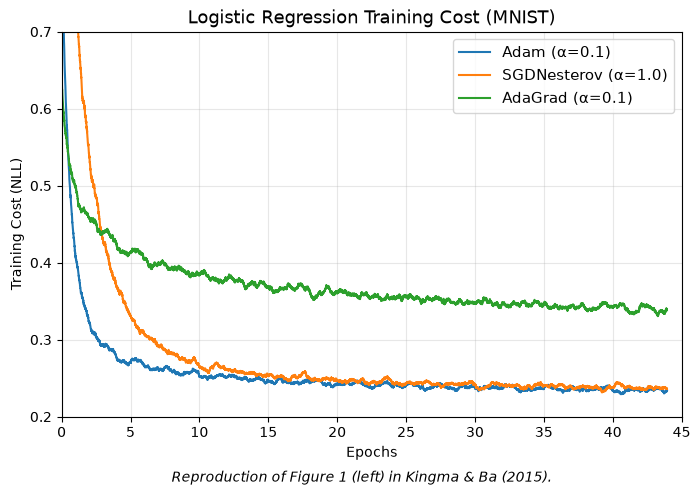
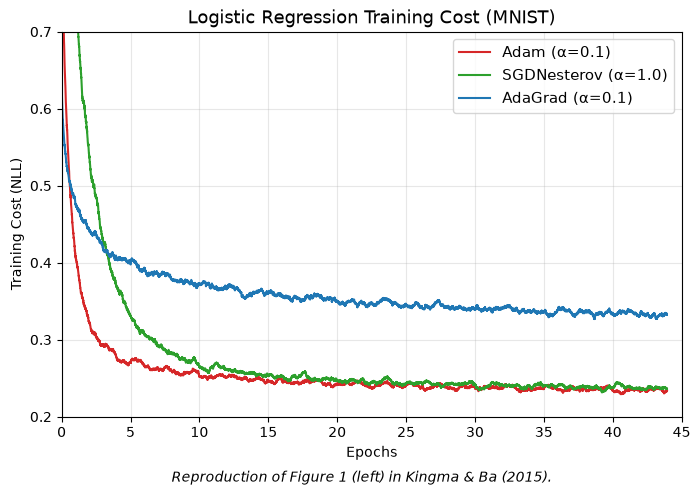
Code edit (unified diff) that turned the first committed figure into the second:
--- before
+++ after
@@ -1,5 +1,5 @@
 fig, ax = plt.subplots(figsize=(8, 5))
 
-colors = {'Adam': 'tab:blue', 'SGDNesterov': 'tab:orange', 'AdaGrad': 'tab:green'}
+colors = {'Adam': 'tab:red', 'SGDNesterov': 'tab:green', 'AdaGrad': 'tab:blue'}
 
 for name in ['Adam', 'SGDNesterov', 'AdaGrad']:
@@ -23,5 +23,6 @@
 
 os.makedirs('results', exist_ok=True)
-fig.savefig('results/fig1_reproduction.png', dpi=150, bbox_inches='tight')
+file_name = 'results/fig1_reproduction_left.png'
+fig.savefig(file_name, dpi=150, bbox_inches='tight')
 plt.show()
-print('Saved to results/fig1_reproduction.png')
+print('Saved to results/fig1_reproduction_left.png')

Commit: feat: improve figure quality